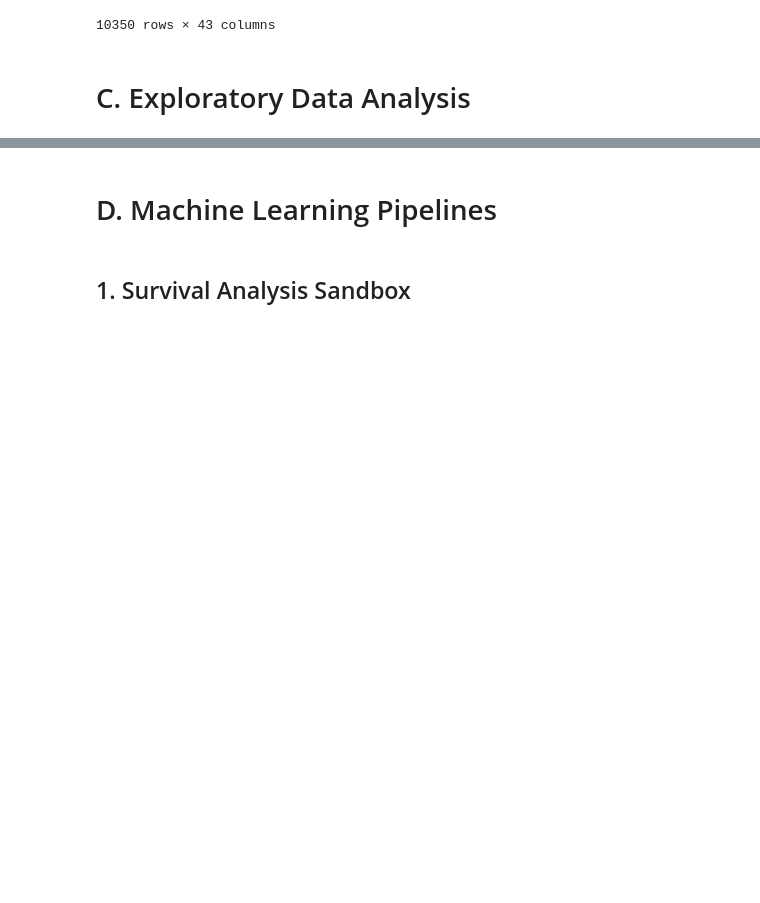
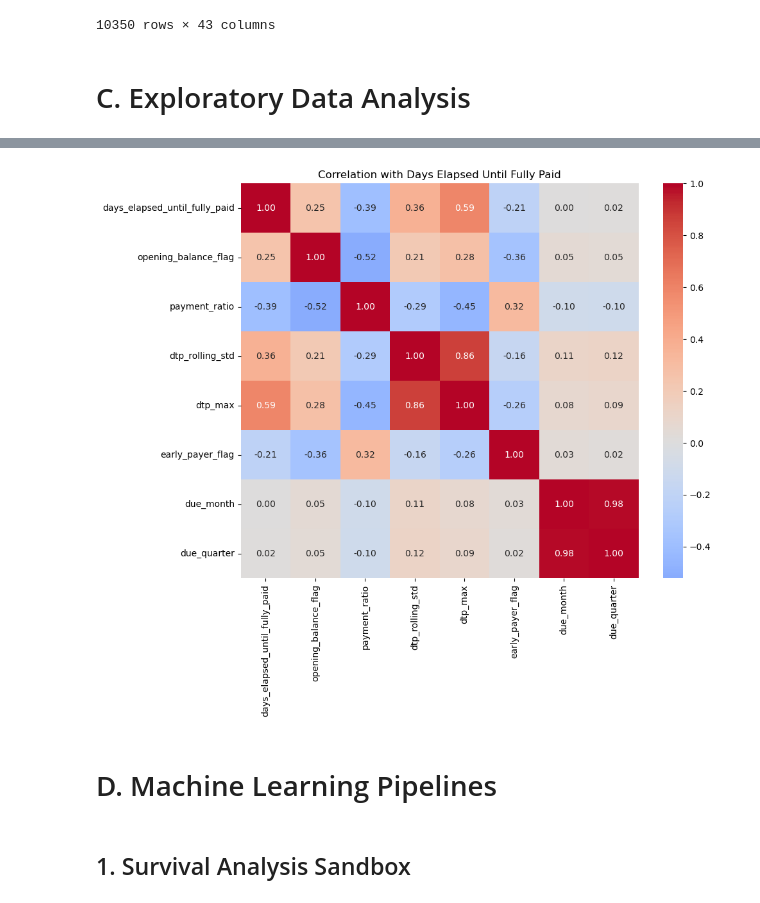
Before and after one commit to anneryeo/invoice-payment-prediction-thesis, a Jupyter notebook: Machine Learning.ipynb, the cells around one changed output, grey strips where cells are left out. Cells and saved outputs as stored; diff of their text form; code cells hidden in the pictures; blank space fills up the shorter version.

```diff
--- a/Machine Learning.ipynb
+++ b/Machine Learning.ipynb
@@ -195,3 +206,25 @@ plt.show()
+# %%
+import matplotlib.pyplot as plt
+import seaborn as sns
+
+df_filtered = df_credit_sales[df_credit_sales['censor'] == 1]
+df_filtered = df_filtered.dropna(subset=['dtp_1', 'dtp_2', 'dtp_3', 'dtp_4'])
+
+# Select relevant columns
+cols = ['days_elapsed_until_fully_paid', 'opening_balance_flag', 'payment_ratio',
+        'dtp_rolling_std', 'dtp_max', 'early_payer_flag',
+        'due_month', 'due_quarter']
+
+# Compute correlation matrix
+corr = df_filtered[cols].corr()
+
+# Plot heatmap
+plt.figure(figsize=(10, 8))
+sns.heatmap(corr, annot=True, cmap='coolwarm', center=0, fmt=".2f")
+plt.title("Correlation with Days Elapsed Until Fully Paid")
+plt.show()
+# %% [output]
+[figure, added]
 # %% [markdown]
 # D. Machine Learning Pipelines
 # %% [markdown]
```
Also changed, not shown: parts of 14 cells of this notebook, 1 other file.
